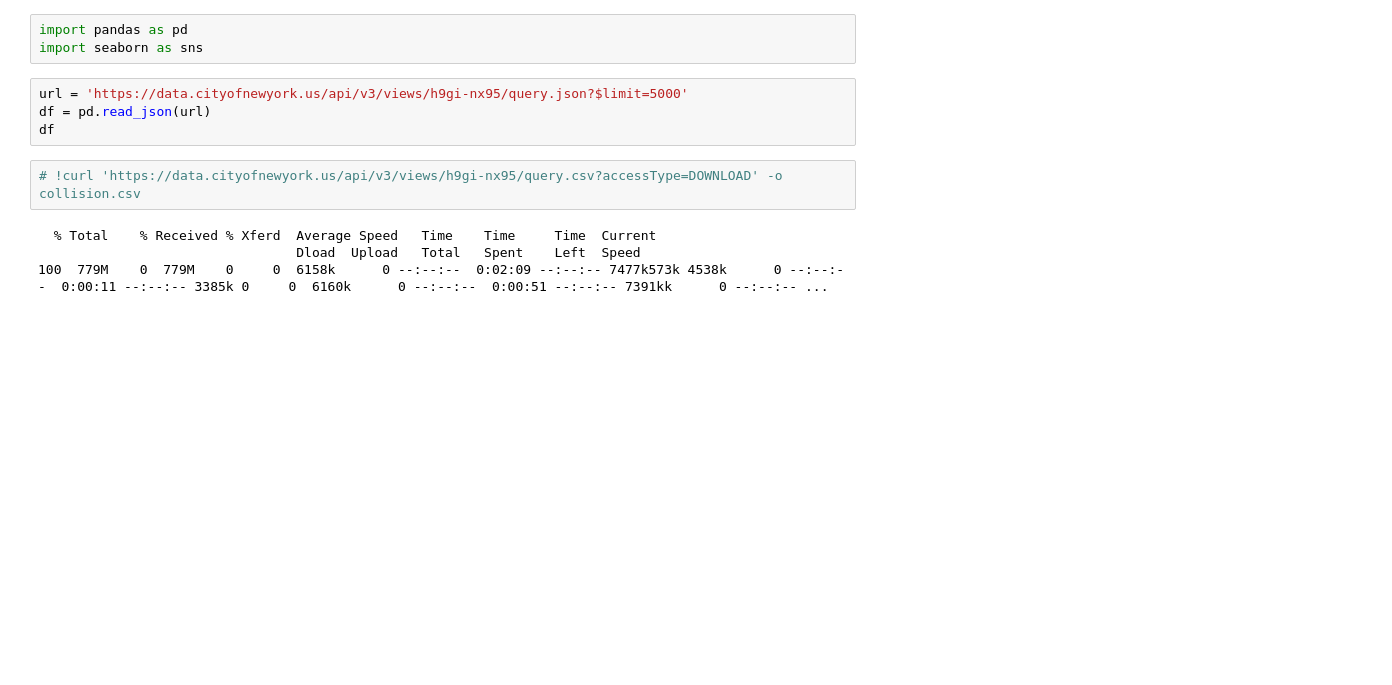
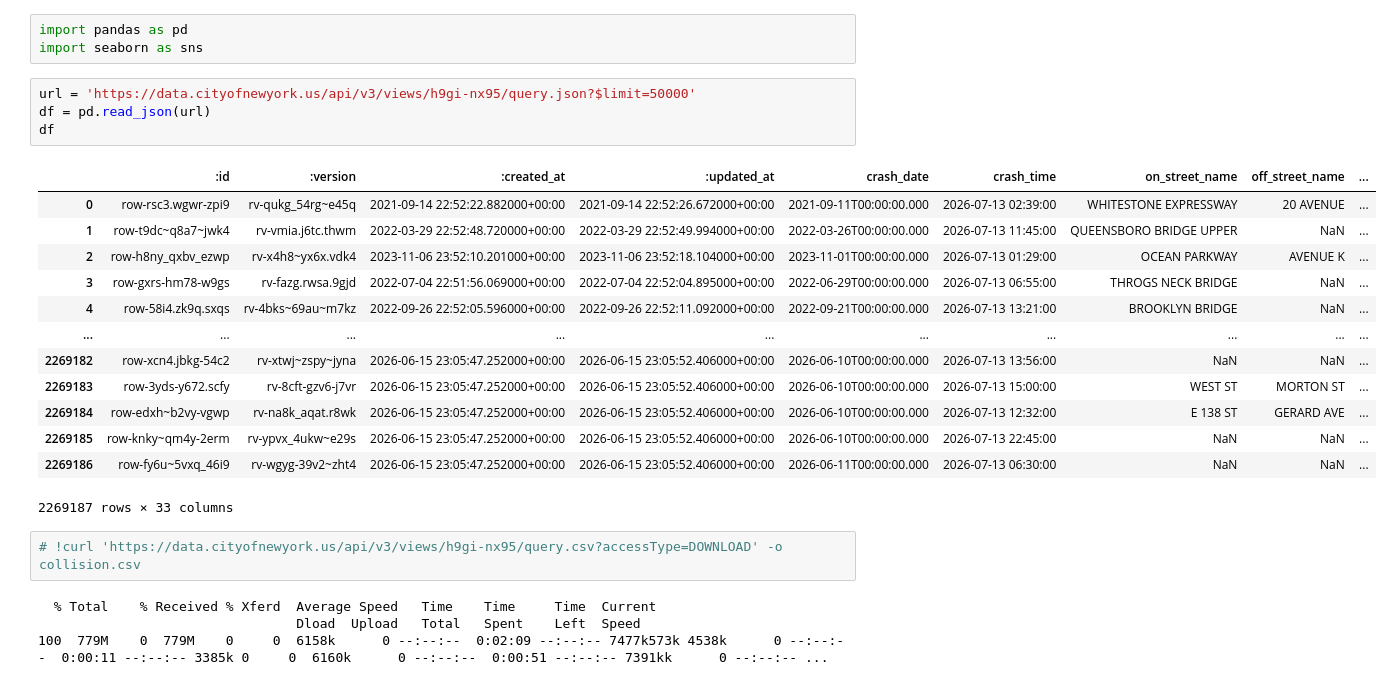
Before and after one commit to CrissCross56/DataScienceNYCProj, a Jupyter notebook: DataScienceProj.ipynb, the cells around one changed output. Cells and saved outputs as stored; diff of their text form; blank space fills up the shorter version.

```diff
--- a/DataScienceProj.ipynb
+++ b/DataScienceProj.ipynb
@@ -2,9 +2,23 @@
 import pandas as pd
 import seaborn as sns
 # %%
-url = 'https://data.cityofnewyork.us/api/v3/views/h9gi-nx95/query.json?$limit=5000'
+url = 'https://data.cityofnewyork.us/api/v3/views/h9gi-nx95/query.json?$limit=50000'
 df = pd.read_json(url)
 df
+# %% [output]
+|  | :id | :version | :created_at | :updated_at | crash_date | crash_time | on_street_name | off_street_name | ... |
+| 0 | row-rsc3.wgwr-zpi9 | rv-qukg_54rg~e45q | 2021-09-14 22:52:22.882000+00:00 | 2021-09-14 22:52:26.672000+00:00 | 2021-09-11T00:00:00.000 | 2026-07-13 02:39:00 | WHITESTONE EXPRESSWAY | 20 AVENUE | ... |
+| 1 | row-t9dc~q8a7~jwk4 | rv-vmia.j6tc.thwm | 2022-03-29 22:52:48.720000+00:00 | 2022-03-29 22:52:49.994000+00:00 | 2022-03-26T00:00:00.000 | 2026-07-13 11:45:00 | QUEENSBORO BRIDGE UPPER | NaN | ... |
+| 2 | row-h8ny_qxbv_ezwp | rv-x4h8~yx6x.vdk4 | 2023-11-06 23:52:10.201000+00:00 | 2023-11-06 23:52:18.104000+00:00 | 2023-11-01T00:00:00.000 | 2026-07-13 01:29:00 | OCEAN PARKWAY | AVENUE K | ... |
+| 3 | row-gxrs-hm78-w9gs | rv-fazg.rwsa.9gjd | 2022-07-04 22:51:56.069000+00:00 | 2022-07-04 22:52:04.895000+00:00 | 2022-06-29T00:00:00.000 | 2026-07-13 06:55:00 | THROGS NECK BRIDGE | NaN | ... |
+| 4 | row-58i4.zk9q.sxqs | rv-4bks~69au~m7kz | 2022-09-26 22:52:05.596000+00:00 | 2022-09-26 22:52:11.092000+00:00 | 2022-09-21T00:00:00.000 | 2026-07-13 13:21:00 | BROOKLYN BRIDGE | NaN | ... |
+| ... | ... | ... | ... | ... | ... | ... | ... | ... | ... |
+| 2269182 | row-xcn4.jbkg-54c2 | rv-xtwj~zspy~jyna | 2026-06-15 23:05:47.252000+00:00 | 2026-06-15 23:05:52.406000+00:00 | 2026-06-10T00:00:00.000 | 2026-07-13 13:56:00 | NaN | NaN | ... |
+| 2269183 | row-3yds-y672.scfy | rv-8cft-gzv6-j7vr | 2026-06-15 23:05:47.252000+00:00 | 2026-06-15 23:05:52.406000+00:00 | 2026-06-10T00:00:00.000 | 2026-07-13 15:00:00 | WEST ST | MORTON ST | ... |
+| 2269184 | row-edxh~b2vy-vgwp | rv-na8k_aqat.r8wk | 2026-06-15 23:05:47.252000+00:00 | 2026-06-15 23:05:52.406000+00:00 | 2026-06-10T00:00:00.000 | 2026-07-13 12:32:00 | E 138 ST | GERARD AVE | ... |
+| 2269185 | row-knky~qm4y-2erm | rv-ypvx_4ukw~e29s | 2026-06-15 23:05:47.252000+00:00 | 2026-06-15 23:05:52.406000+00:00 | 2026-06-10T00:00:00.000 | 2026-07-13 22:45:00 | NaN | NaN | ... |
+| 2269186 | row-fy6u~5vxq_46i9 | rv-wgyg-39v2~zht4 | 2026-06-15 23:05:47.252000+00:00 | 2026-06-15 23:05:52.406000+00:00 | 2026-06-11T00:00:00.000 | 2026-07-13 06:30:00 | NaN | NaN | ... |
+2269187 rows × 33 columns
 # %%
 # !curl 'https://data.cityofnewyork.us/api/v3/views/h9gi-nx95/query.csv?accessType=DOWNLOAD' -o collision.csv
 # %% [output]
```
Also changed, not shown: parts of 8 cells of this notebook.
